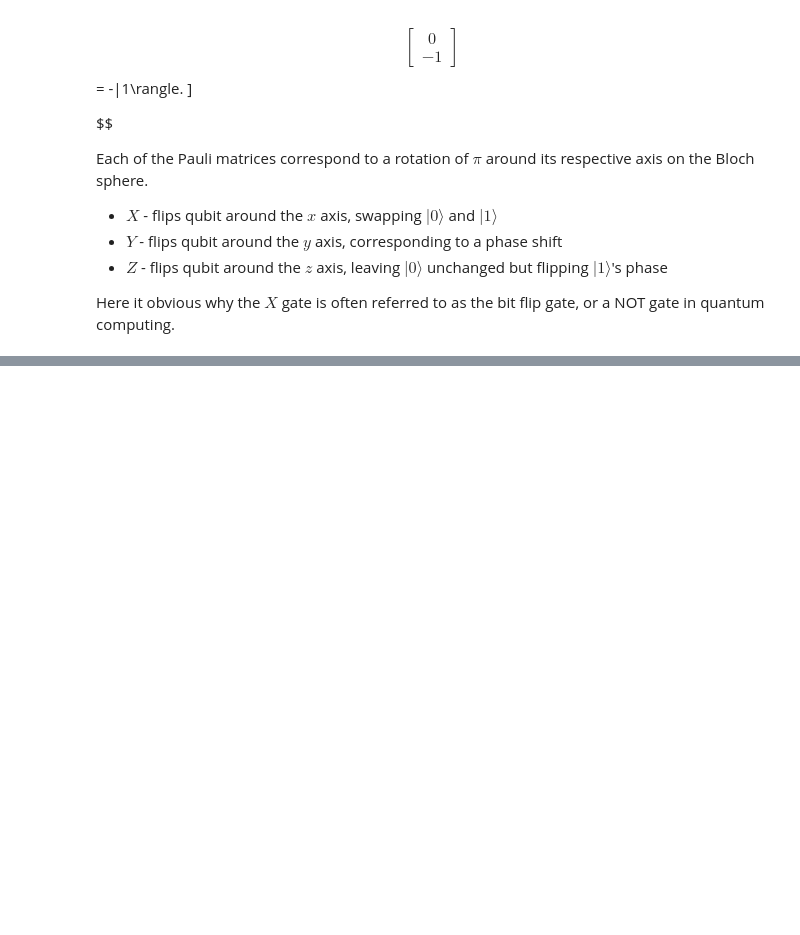
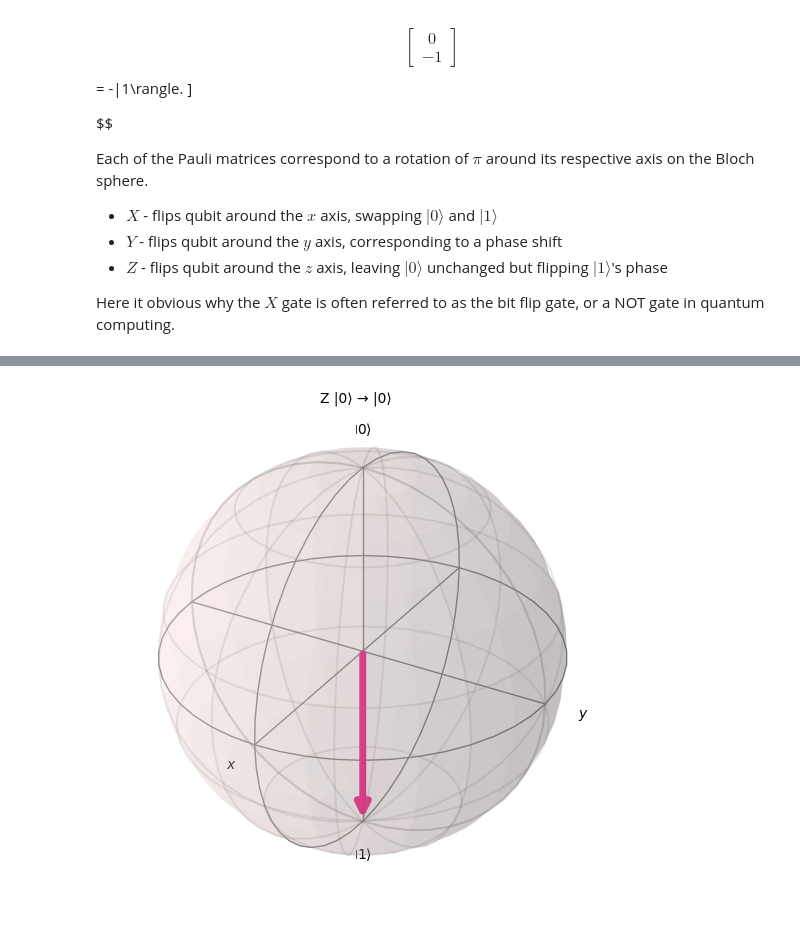
Before and after one commit to KyleAcheson/QuantComp, a Jupyter notebook: basic_theory/qubits.ipynb, the cells around one changed output, grey strips where cells are left out. Saved outputs shown, nothing was run; the diff lists cells and outputs as text; code cells hidden in the pictures; blank space fills up the shorter version.

```diff
--- a/basic_theory/qubits.ipynb
+++ b/basic_theory/qubits.ipynb
@@ -425,0 +469,5 @@ Each of the Pauli matrices correspond to a rotation of $\pi$ around its respecti
+# %%
+bloch_Z = compute_bloch_vector(state_Z)
+plot_bloch_vector(bloch_Z, title="Z |0⟩ → |0⟩")
+# %% [output]
+[figure, added]
```
Also changed, not shown: parts of 2 cells of this notebook.
